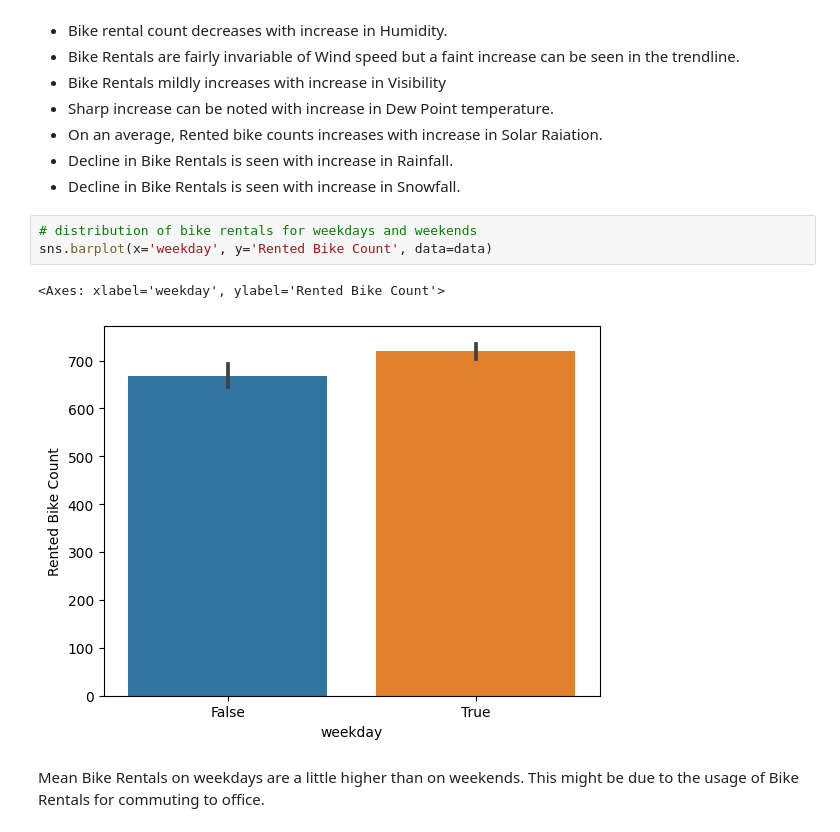
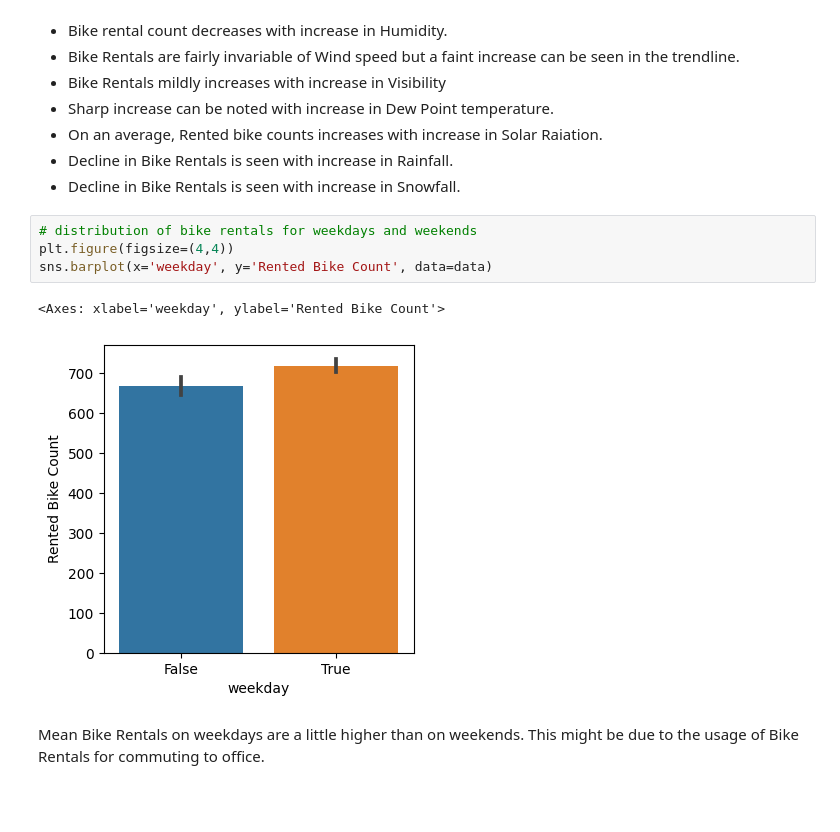
Before and after one commit to PrashantShrivastava1612/Bike-Sharing-Demand-Prediction, a Jupyter notebook: Bike_Sharing_Demand_Prediction.ipynb, the cells around one changed output. Saved outputs shown, nothing was run; the diff lists cells and outputs as text; blank space fills up the shorter version.

```diff
--- a/Bike_Sharing_Demand_Prediction.ipynb
+++ b/Bike_Sharing_Demand_Prediction.ipynb
@@ -409,10 +409,11 @@ for i in numerical_features:
 * Decline in Bike Rentals is seen with increase in Snowfall.
 # %%
 # distribution of bike rentals for weekdays and weekends
+plt.figure(figsize=(4,4))
 sns.barplot(x='weekday', y='Rented Bike Count', data=data)
 # %% [output]
 <Axes: xlabel='weekday', ylabel='Rented Bike Count'>
-[figure, old version]
+[figure, new version]
 # %% [markdown]
 Mean Bike Rentals on weekdays are a little higher than on weekends. This might be due to the usage of Bike Rentals for commuting to office.
 # %%
```
Also changed, not shown: parts of 27 cells of this notebook.
